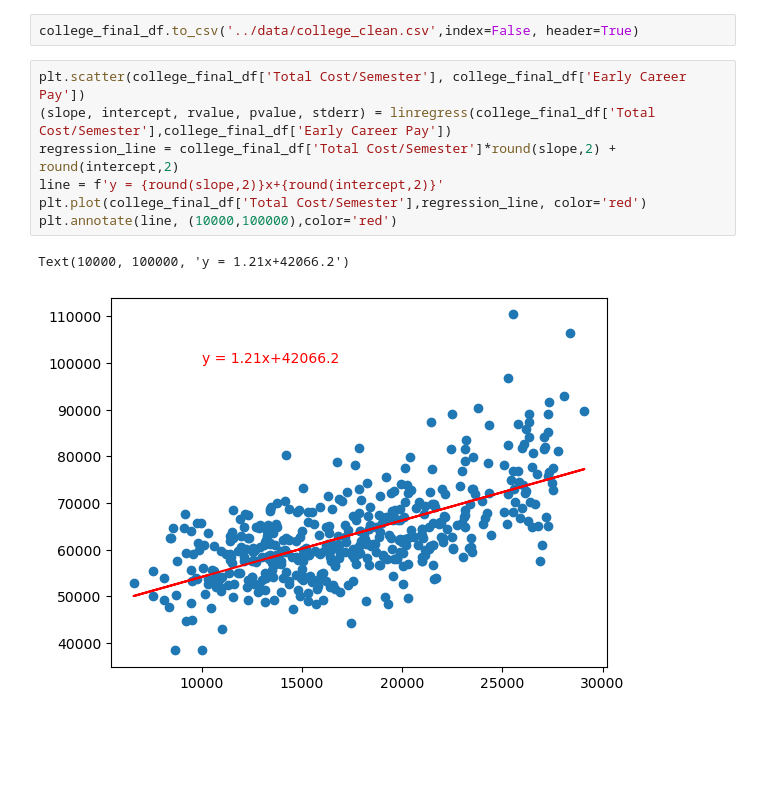
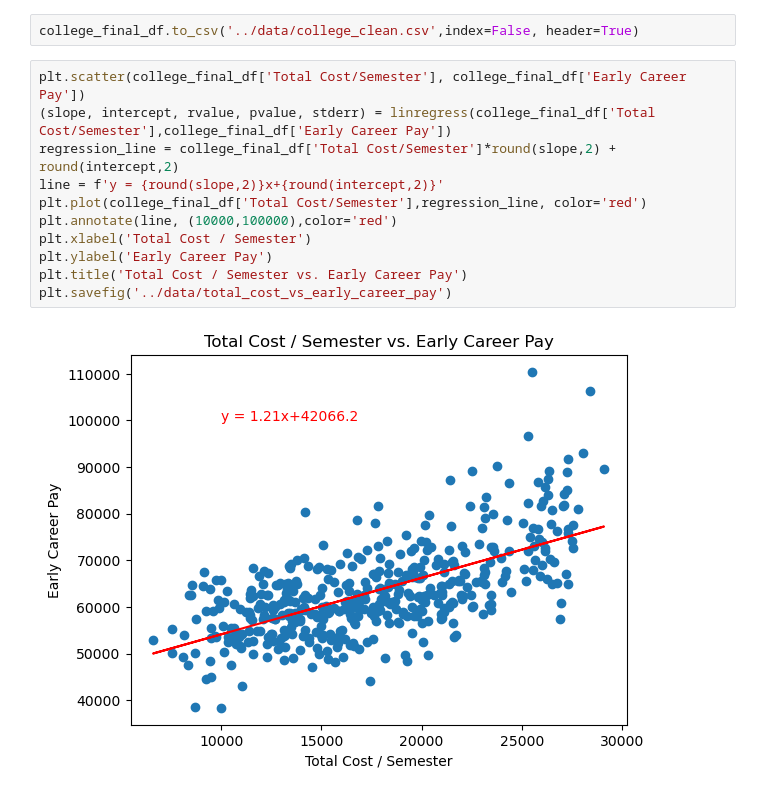
Before and after one commit to sWeeks99/Education_Trends_and_Opportunities, a Jupyter notebook: fosters-analysis/fosters_data.ipynb, the cells around one changed output. Cells and saved outputs as stored; diff of their text form; blank space fills up the shorter version.

```diff
--- a/fosters-analysis/fosters_data.ipynb
+++ b/fosters-analysis/fosters_data.ipynb
@@ -49,13 +49,16 @@ college_final_df.to_csv('../data/college_clean.csv',index=False, header=True)
 # %%
 plt.scatter(college_final_df['Total Cost/Semester'], college_final_df['Early Career Pay'])
 (slope, intercept, rvalue, pvalue, stderr) = linregress(college_final_df['Total Cost/Semester'],college_final_df['Early Career Pay'])
 regression_line = college_final_df['Total Cost/Semester']*round(slope,2) + round(intercept,2)
 line = f'y = {round(slope,2)}x+{round(intercept,2)}'
 plt.plot(college_final_df['Total Cost/Semester'],regression_line, color='red')
 plt.annotate(line, (10000,100000),color='red')
+plt.xlabel('Total Cost / Semester')
+plt.ylabel('Early Career Pay')
+plt.title('Total Cost / Semester vs. Early Career Pay')
+plt.savefig('../data/total_cost_vs_early_career_pay')
 # %% [output]
-Text(10000, 100000, 'y = 1.21x+42066.2')
-[figure, old version]
+[figure, new version]
 # %%
 plt.scatter(college_final_df['Total Cost/Semester'], college_final_df['Mid-Career Pay'])
 (slope, intercept, rvalue, pvalue, stderr) = linregress(college_final_df['Total Cost/Semester'],college_final_df['Mid-Career Pay'])
```
Also changed, not shown: parts of 1 cell of this notebook, 1 other file.
